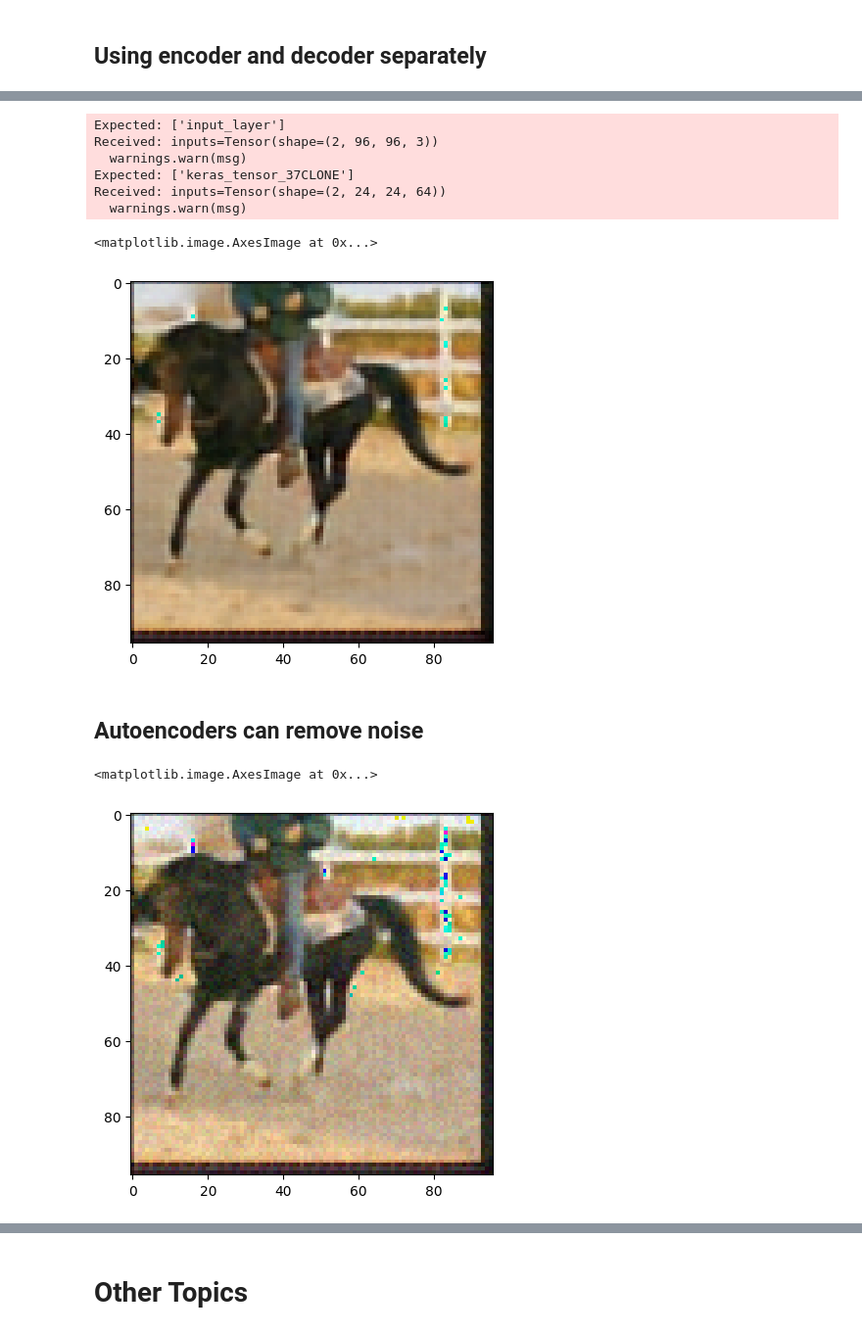
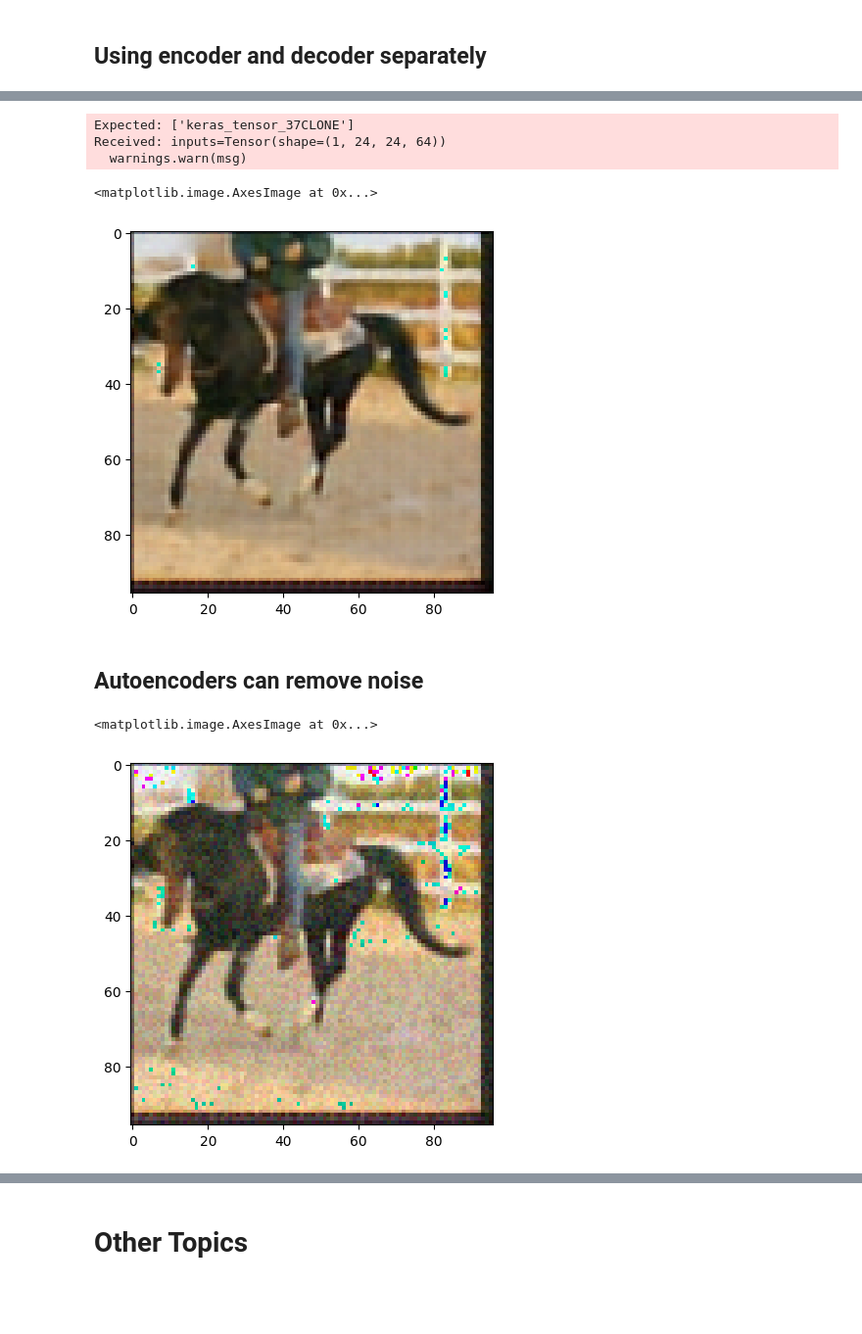
Before and after one commit to joseph-hellerstein/pixel_proficiency, a Jupyter notebook: notebooks/Pixel_Proficiency_4_self-supervised-autoencoders.ipynb, the cells around one changed output, grey strips where cells are left out. Shown at 98% size. Drawn from its saved outputs; the diff is of its cells as text; code cells hidden in the pictures; blank space fills up the shorter version.

```diff
--- a/notebooks/Pixel_Proficiency_4_self-supervised-autoencoders.ipynb
+++ b/notebooks/Pixel_Proficiency_4_self-supervised-autoencoders.ipynb
@@ -671,0 +706,3 @@ CAE_ANIMALS = ConvolutionalAutoencoder.deserialize(PATH_CAE_ANIMALS)
+# %%
+CAE_ANIMALS = DenseAutoencoder.deserialize(PATH_CAE_ANIMALS)
+CAE_ANIMALS.plot(X_ANIMALS_TEST)
@@ -726,26 +775,23 @@ Model: "decoder"
 # %%
-encodings = cae_encoder(X_ANIMALS_TEST[:2])
-predictions = cae_decoder(encodings.detach().cpu().numpy())
+encodings = CAE_ANIMALS.encoder(X_ANIMALS_TEST[:1])
+predictions = CAE_ANIMALS.decoder(encodings.detach().cpu().numpy())
 plt.imshow(predictions[0].detach().cpu().numpy().astype(np.uint8))
 # %% [output]
-Expected: ['input_layer']
-Received: inputs=Tensor(shape=(2, 96, 96, 3))
+Expected: ['keras_tensor_37CLONE']
+Received: inputs=Tensor(shape=(1, 24, 24, 64))
   warnings.warn(msg)
-Expected: ['keras_tensor_37CLONE']
-Received: inputs=Tensor(shape=(2, 24, 24, 64))
-  warnings.warn(msg)
 <matplotlib.image.AxesImage at 0x...>
 [figure]
 # %% [markdown]
 ## Autoencoders can remove noise
 # %%
-distortion_arr = (np.random.random(np.prod(ANIMALS_IMAGE_SHAPE))*30).astype(np.uint8)
+distortion_arr = (np.random.random(np.prod(ANIMALS_IMAGE_SHAPE))*40).astype(np.uint8)
 distortion_arr = np.reshape(distortion_arr, ANIMALS_IMAGE_SHAPE)
 distorted_image = predictions[0].detach().cpu().numpy().astype(np.uint8) + distortion_arr
 plt.imshow(distorted_image)
 # %% [output]
 <matplotlib.image.AxesImage at 0x...>
-[figure, old version]
+[figure, new version]
 # %%
 recovered_image = CAE_ANIMALS.predict(np.reshape(distorted_image, (1, 96, 96, 3)))
 plt.imshow(recovered_image[0])
```
Also changed, not shown: parts of 21 cells of this notebook, 1 other file.
